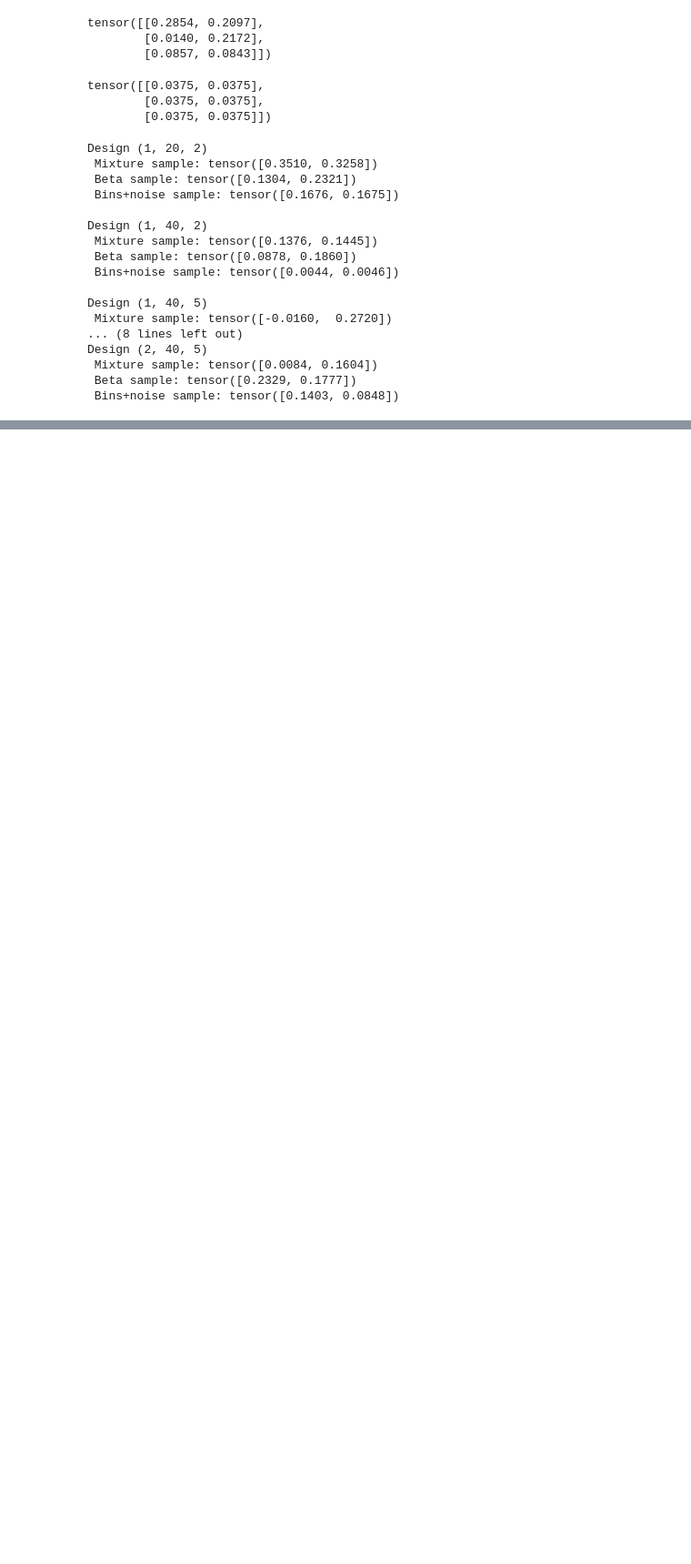
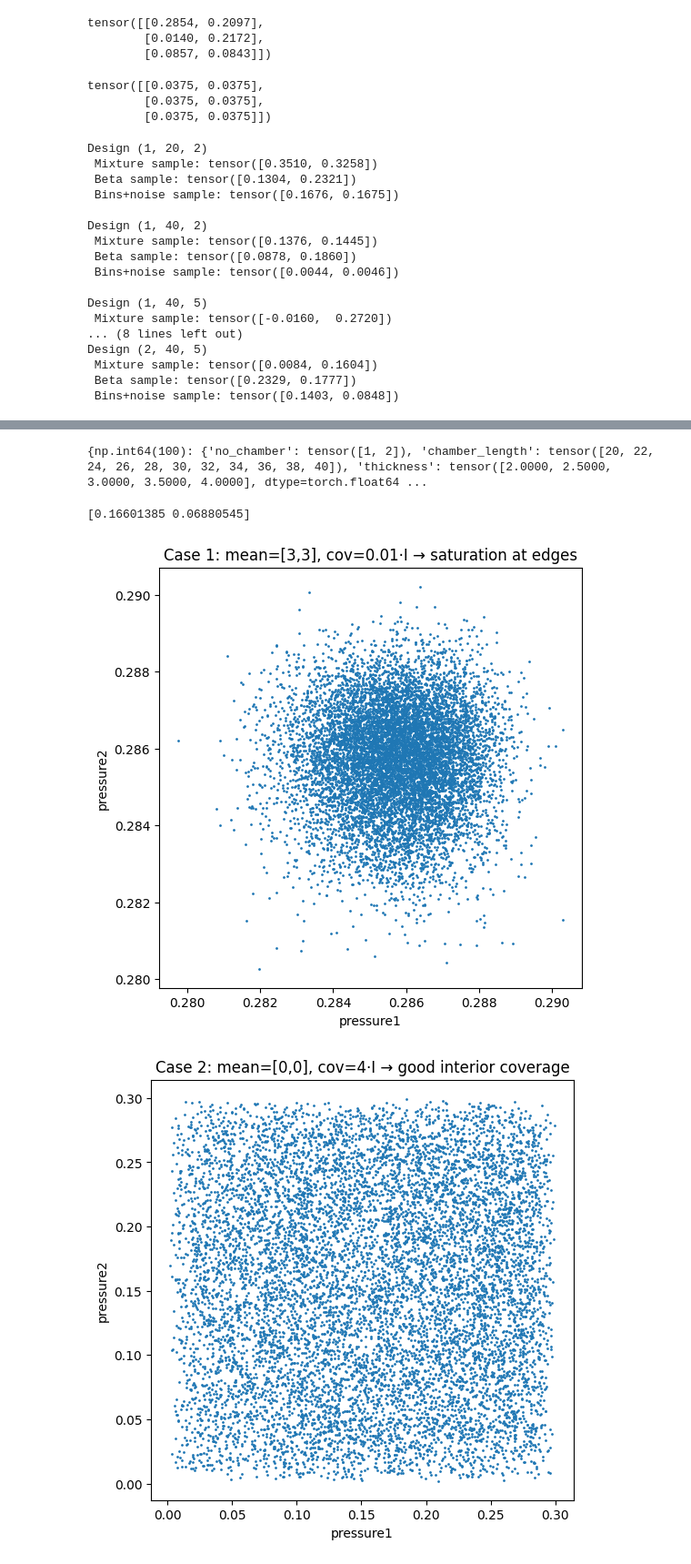
Before and after one commit to nhnhan92/RL_whisker, a Jupyter notebook: coopt/test.ipynb, the cells around one changed output, grey strips where cells are left out. Shown at 91% size. Drawn from its saved outputs; the diff is of its cells as text; code cells hidden in the pictures; blank space fills up the shorter version.

```diff
--- a/coopt/test.ipynb
+++ b/coopt/test.ipynb
@@ -535,0 +535,68 @@ TypeError: RobotDesignDist.__init__() missing 5 required positional arguments: '
+# %%
+import torch
+import numpy as np
+from itertools import product
+
+no_chamber = torch.tensor([1,2])
+pressure_range = torch.tensor([0.05,0.2])
+body_length = np.linspace(100,100,1,dtype=int)
+thickness = torch.tensor(np.linspace(2,4,5))
+chamber_length = torch.tensor(np.linspace(20,40,11,dtype=int))
+ins = whiskerdesignspace(body_length,no_chamber,chamber_length,thickness,pressure_range)
+space = ins.design_space()
+N = len(ins.discrete_combinations)
+discrete_logits = torch.nn.Parameter(torch.zeros((N,), dtype=torch.float32), requires_grad=False)
+# Create instance and get distribution
+model = RobotDesignDistCorrelated(discrete_logits, pressure_range, continuous_means, rawL)
+dist = model.get_distribution()
+# %% [output]
+{np.int64(100): {'no_chamber': tensor([1, 2]), 'chamber_length': tensor([20, 22, 24, 26, 28, 30, 32, 34, 36, 38, 40]), 'thickness': tensor([2.0000, 2.5000, 3.0000, 3.5000, 4.0000], dtype=torch.float64 ...
+# %%
+import numpy as np
+import matplotlib.pyplot as plt
+
+# Number of samples
+N = 10000
+
+# Pressure range
+pmin, pmax = 0.0, 0.3
+
+# Case 1: Means far from zero, small covariance → likely to saturate
+mean1 = np.array([ 3.0,  3.0])
+cov1  = np.eye(2) * (0.1 ** 2)
+
+# Case 2: Means at zero, larger covariance → good coverage
+mean2 = np.array([ 0.3,  0.3])
+mean2 = np.random.uniform(pmin, pmax, size=(2))
+print(mean2)
+cov2  = np.eye(2) * 2
+def sample_transformed(mean, cov, n):
+    # 1) sample raw from multivariate normal
+    raw = np.random.multivariate_normal(mean, cov, size=n)   # shape (n,2)
+    # 2) sigmoid → (0,1)
+    s   = 1 / (1 + np.exp(-raw))
+    # 3) affine → [pmin,pmax]
+    return pmin + s * (pmax - pmin)
+
+# Draw samples
+samps1 = sample_transformed(mean1, cov1, N)
+samps2 = sample_transformed(mean2, cov2, N)
+
+# Scatter‐plot comparison
+plt.figure(figsize=(6,6))
+plt.scatter(samps1[:,0], samps1[:,1], s=1)
+plt.title("Case 1: mean=[3,3], cov=0.01·I → saturation at edges")
+plt.xlabel("pressure1")
+plt.ylabel("pressure2")
+
+plt.figure(figsize=(6,6))
+plt.scatter(samps2[:,0], samps2[:,1], s=1)
+plt.title("Case 2: mean=[0,0], cov=4·I → good interior coverage")
+plt.xlabel("pressure1")
+plt.ylabel("pressure2")
+
+plt.show()
+# %% [output]
+[0.16601385 0.06880545]
+[figure, added]
+[figure, added]
```
Also changed, not shown: parts of 3 cells of this notebook, 3 other files.
